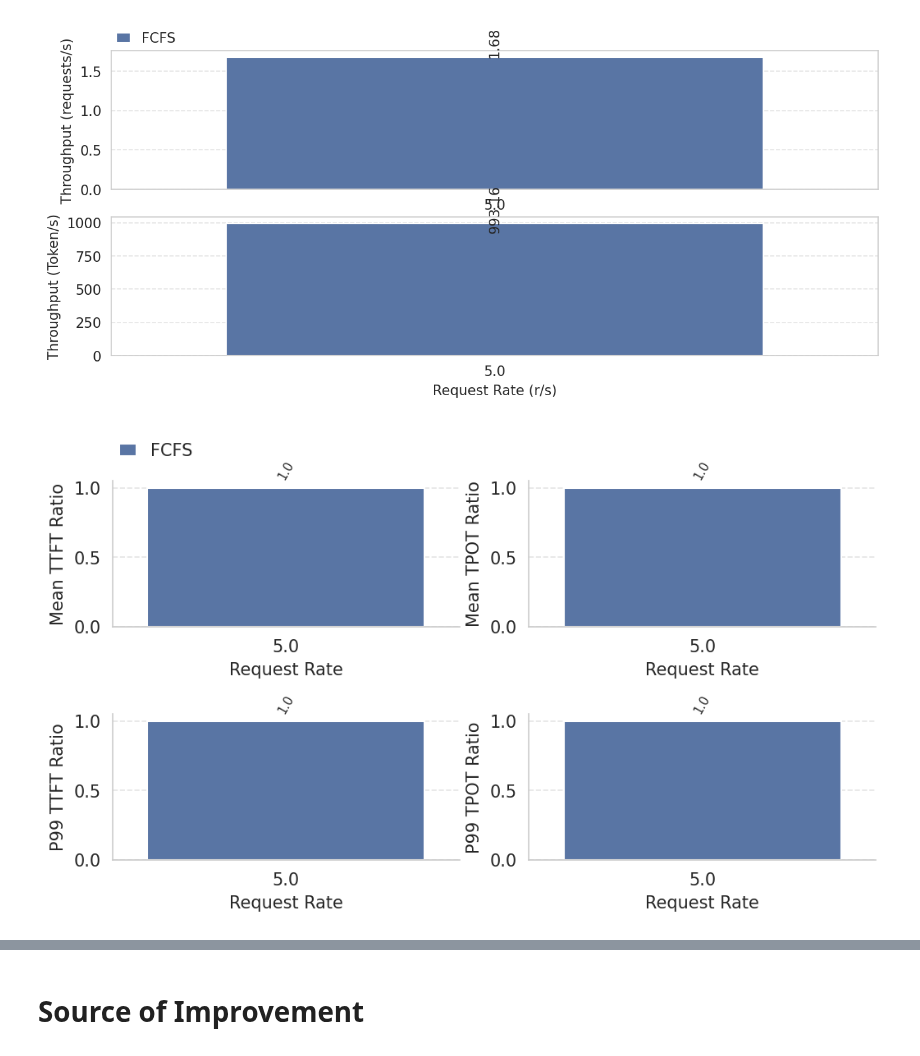
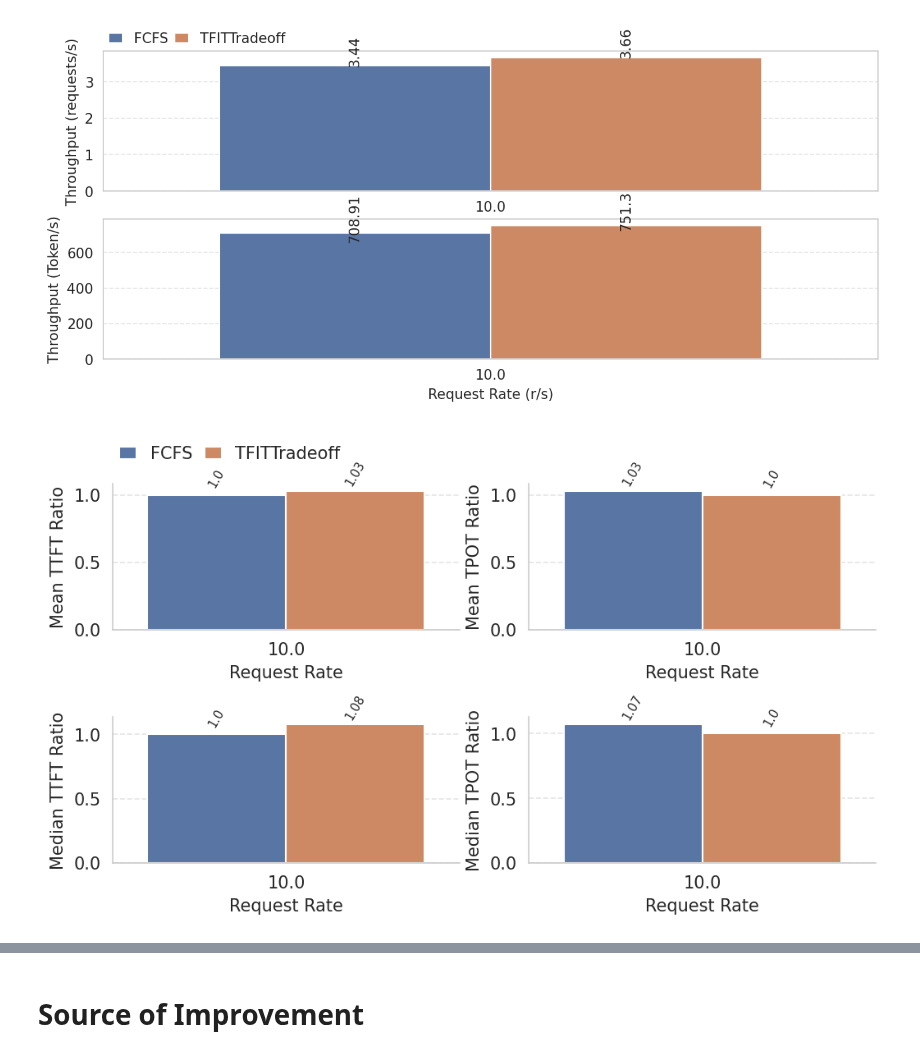
Before and after one commit to chengzhi-lu/vllm, a Jupyter notebook: benchmarks/result/analysis/result_analysis_1.ipynb, the cells around one changed output, grey strips where cells are left out. Cells and saved outputs as stored; diff of their text form; code cells hidden in the pictures.

```diff
--- a/benchmarks/result/analysis/result_analysis_1.ipynb
+++ b/benchmarks/result/analysis/result_analysis_1.ipynb
@@ -8,7 +8,7 @@ import json
 import re
 import marimo as mo
 # %%
-base_dir = "/root/v1/vllm/benchmarks/result"
+base_dir = "/root/vllm/benchmarks/result"
 replace_name = {
     "fcfs": "FCFS",
     "las": "LAS",
@@ -30,13 +30,16 @@ replace_name = {
 # _counters= [[144, 147]]
 # _counters = [[154],[155]]
 
-_dates=["20241210","20241211"]
-_counters=[[163],[188]]
+# _dates=["20241210","20241211"]
+# _counters=[[163],[188]]
 # _dates=["20241213"]
 # _counters=[[234,235]]
 
-_dates=["20241219"]
-_counters=[[107]]
+# _dates=["20241219"]
+# _counters=[[107]]
+
+_dates=['20241227']
+_counters=[[264]]
 
 e2e_result_dir_names = []
 for i in range(len(_dates)):
@@ -174,7 +177,7 @@ def e2e_result(
 # %%
 e2e_result()
 # %% [output]
-[figure, old version]
+[figure, new version]
 # %%
 selected_result = {
     "scheduler_policy": [],
@@ -327,35 +330,35 @@ def bar_plot_2(_long_df,  required_metric_name_list, required_metric_type_list):
 
         _ax[_i // 2][_i % 2].set_xlabel("Request Rate")
         _ax[_i // 2][_i % 2].set_ylabel(metrics[_i][0] + " " + metrics[_i][1]+" Ratio")
 
         add_num_annotation(_ax[_i // 2][_i % 2], rotation=60, fontsize=7)
 
         _ax[_i // 2][_i % 2].grid(linestyle="--", alpha=0.5, axis="y")
 
         if _i == 0:
             _ax[_i // 2][_i % 2].legend(
                 title="",
                 frameon=False,
                 ncol=3,
                 loc=(0, 1.1),
 
 
                 handlelength=1.0,
                 columnspacing=0.7,
             )
         else:
             _ax[_i // 2][_i % 2].legend().remove()
 
 required_metric_name = "P99"
 # bar_plot_1(_long_df, required_metric_name=required_metric_name)
-required_metric_name_list = ['Mean', 'P99']
+required_metric_name_list = ['Mean', 'Median']
 required_metric_type_list = ['TTFT', 'TPOT']
 bar_plot_2(_long_df, required_metric_name_list, required_metric_type_list)
 plt.subplots_adjust(wspace=0.2, hspace=0.6)
 # plt.savefig(f"{required_metric_name}.pdf", format='pdf')
 plt.show()
 # %% [output]
-[figure, old version]
+[figure, new version]
 # %%
 request_level_result = pd.DataFrame()
 for _df_name in e2e_result_dfs:
```
Also changed, not shown: parts of 20 cells of this notebook, 13 other files.
